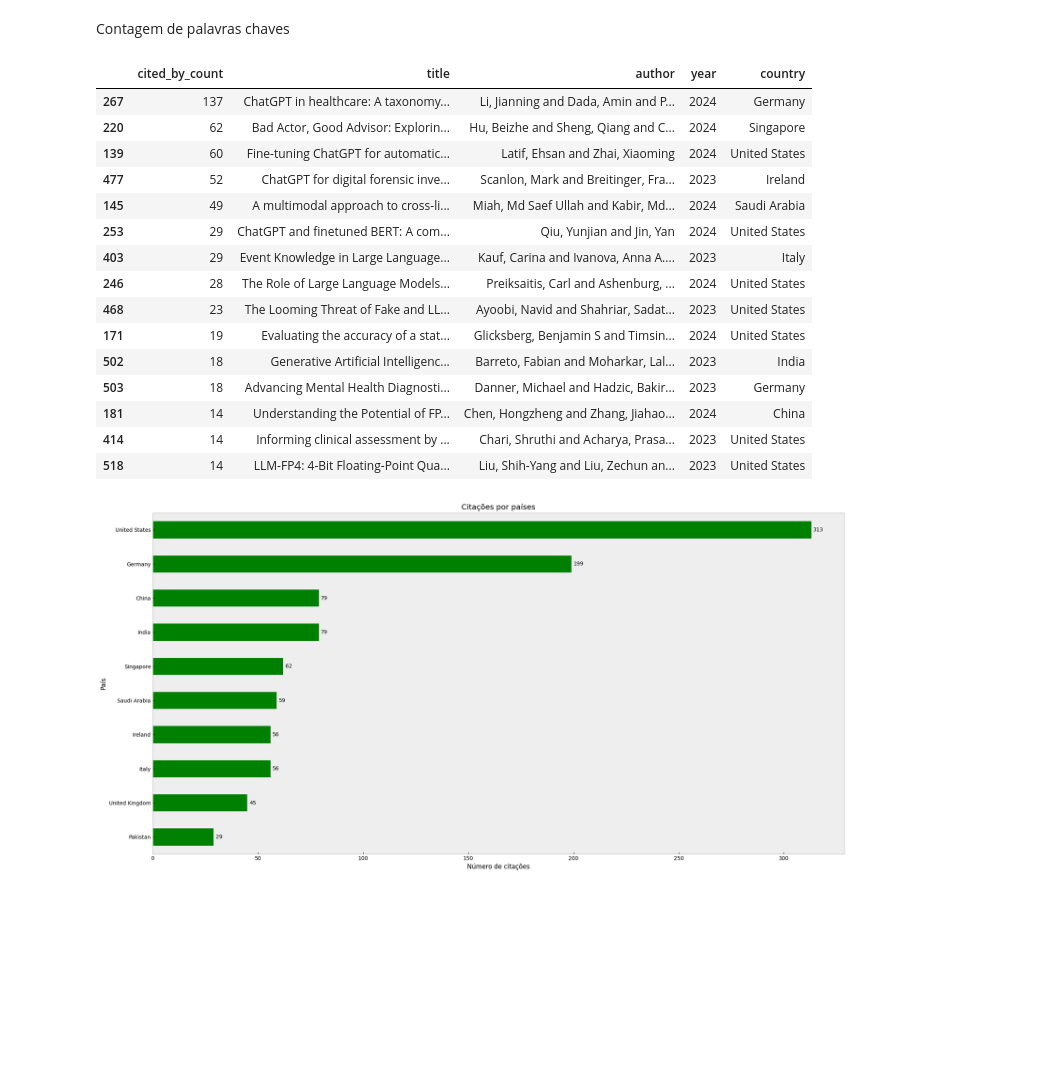
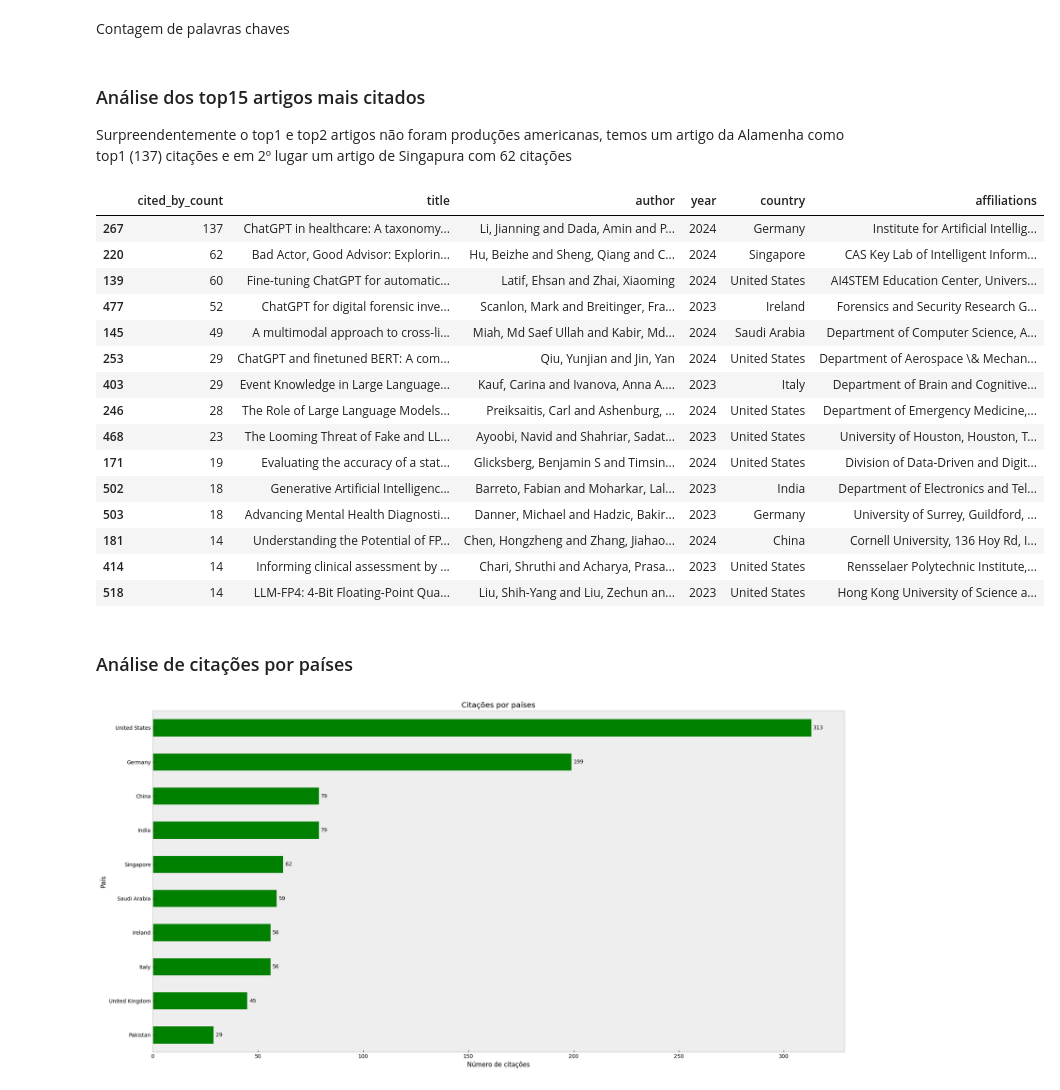
Before and after one commit to PedLuiz/analise-bibliometrica-IC, a Jupyter notebook: bibliometric.ipynb, the cells around one changed output. Saved outputs shown, nothing was run; the diff lists cells and outputs as text; code cells hidden in the pictures; blank space fills up the shorter version.

```diff
--- a/bibliometric.ipynb
+++ b/bibliometric.ipynb
@@ -206,28 +210,33 @@ df['country'] = df['affiliations'].apply(extrair_pais)
 df['note'] = df['note'].str.extract(r'Cited by: (\d+)').astype(int)
 df.rename(columns={'note':'cited_by_count'}, inplace= True)
+# %% [markdown]
+### Análise dos top15 artigos mais citados
+
+Surpreendentemente o top1 e top2 artigos não foram produções americanas, temos um artigo da Alamenha como top1 (137) citações e em 2º lugar um artigo de Singapura com 62 citações
 # %%
 top15 = df.dropna(subset=['cited_by_count']).sort_values(by='cited_by_count', ascending=False).head(15)
 # %%
-top15_view = top15[['cited_by_count', 'title', 'author', 'year', 'country']]
+pd.set_option('max_colwidth', 500)
+top15_view = top15[['cited_by_count', 'title', 'author', 'year', 'country', 'affiliations']]
 top15_view['title'] = top15_view['title'].apply(lambda x: x.replace("{", "").replace("}", "") if isinstance(x, str) else x)
 top15_view
 # %% [output]
-|  | cited_by_count | title | author | year | country |
-| 267 | 137 | ChatGPT in healthcare: A taxonomy... | Li, Jianning and Dada, Amin and P... | 2024 | Germany |
-| 220 | 62 | Bad Actor, Good Advisor: Explorin... | Hu, Beizhe and Sheng, Qiang and C... | 2024 | Singapore |
-| 139 | 60 | Fine-tuning ChatGPT for automatic... | Latif, Ehsan and Zhai, Xiaoming | 2024 | United States |
-| 477 | 52 | ChatGPT for digital forensic inve... | Scanlon, Mark and Breitinger, Fra... | 2023 | Ireland |
-| 145 | 49 | A multimodal approach to cross-li... | Miah, Md Saef Ullah and Kabir, Md... | 2024 | Saudi Arabia |
-| 253 | 29 | ChatGPT and finetuned BERT: A com... | Qiu, Yunjian and Jin, Yan | 2024 | United States |
-| 403 | 29 | Event Knowledge in Large Language... | Kauf, Carina and Ivanova, Anna A.... | 2023 | Italy |
-| 246 | 28 | The Role of Large Language Models... | Preiksaitis, Carl and Ashenburg, ... | 2024 | United States |
-| 468 | 23 | The Looming Threat of Fake and LL... | Ayoobi, Navid and Shahriar, Sadat... | 2023 | United States |
-| 171 | 19 | Evaluating the accuracy of a stat... | Glicksberg, Benjamin S and Timsin... | 2024 | United States |
-| 502 | 18 | Generative Artificial Intelligenc... | Barreto, Fabian and Moharkar, Lal... | 2023 | India |
-| 503 | 18 | Advancing Mental Health Diagnosti... | Danner, Michael and Hadzic, Bakir... | 2023 | Germany |
-| 181 | 14 | Understanding the Potential of FP... | Chen, Hongzheng and Zhang, Jiahao... | 2024 | China |
-| 414 | 14 | Informing clinical assessment by ... | Chari, Shruthi and Acharya, Prasa... | 2023 | United States |
-| 518 | 14 | LLM-FP4: 4-Bit Floating-Point Qua... | Liu, Shih-Yang and Liu, Zechun an... | 2023 | United States |
+|  | cited_by_count | title | author | year | country | affiliations |
+| 267 | 137 | ChatGPT in healthcare: A taxonomy... | Li, Jianning and Dada, Amin and P... | 2024 | Germany | Institute for Artificial Intellig... |
+| 220 | 62 | Bad Actor, Good Advisor: Explorin... | Hu, Beizhe and Sheng, Qiang and C... | 2024 | Singapore | CAS Key Lab of Intelligent Inform... |
+| 139 | 60 | Fine-tuning ChatGPT for automatic... | Latif, Ehsan and Zhai, Xiaoming | 2024 | United States | AI4STEM Education Center, Univers... |
+| 477 | 52 | ChatGPT for digital forensic inve... | Scanlon, Mark and Breitinger, Fra... | 2023 | Ireland | Forensics and Security Research G... |
+| 145 | 49 | A multimodal approach to cross-li... | Miah, Md Saef Ullah and Kabir, Md... | 2024 | Saudi Arabia | Department of Computer Science, A... |
+| 253 | 29 | ChatGPT and finetuned BERT: A com... | Qiu, Yunjian and Jin, Yan | 2024 | United States | Department of Aerospace \& Mechan... |
+| 403 | 29 | Event Knowledge in Large Language... | Kauf, Carina and Ivanova, Anna A.... | 2023 | Italy | Department of Brain and Cognitive... |
+| 246 | 28 | The Role of Large Language Models... | Preiksaitis, Carl and Ashenburg, ... | 2024 | United States | Department of Emergency Medicine,... |
+| 468 | 23 | The Looming Threat of Fake and LL... | Ayoobi, Navid and Shahriar, Sadat... | 2023 | United States | University of Houston, Houston, T... |
+| 171 | 19 | Evaluating the accuracy of a stat... | Glicksberg, Benjamin S and Timsin... | 2024 | United States | Division of Data-Driven and Digit... |
+| 502 | 18 | Generative Artificial Intelligenc... | Barreto, Fabian and Moharkar, Lal... | 2023 | India | Department of Electronics and Tel... |
+| 503 | 18 | Advancing Mental Health Diagnosti... | Danner, Michael and Hadzic, Bakir... | 2023 | Germany | University of Surrey, Guildford, ... |
+| 181 | 14 | Understanding the Potential of FP... | Chen, Hongzheng and Zhang, Jiahao... | 2024 | China | Cornell University, 136 Hoy Rd, I... |
+| 414 | 14 | Informing clinical assessment by ... | Chari, Shruthi and Acharya, Prasa... | 2023 | United States | Rensselaer Polytechnic Institute,... |
+| 518 | 14 | LLM-FP4: 4-Bit Floating-Point Qua... | Liu, Shih-Yang and Liu, Zechun an... | 2023 | United States | Hong Kong University of Science a... |
 # %%
 fig = px.pie(
     top15_view,
@@ -252,6 +261,8 @@ fig.update_layout(
 
 fig.update_traces(textinfo='value+percent', hovertext= top15_view['title'], hovertemplate='<b>%{hovertext}</b><br>%{customdata}', customdata=top15_view['country'], pull=[0.05]*len(top15))
 fig.show()
+# %% [markdown]
+### Análise de citações por países
 # %%
 citations_by_country = df.groupby('country')['cited_by_count'].sum().sort_values(ascending=False)
 
```
Also changed, not shown: parts of 5 cells of this notebook.
